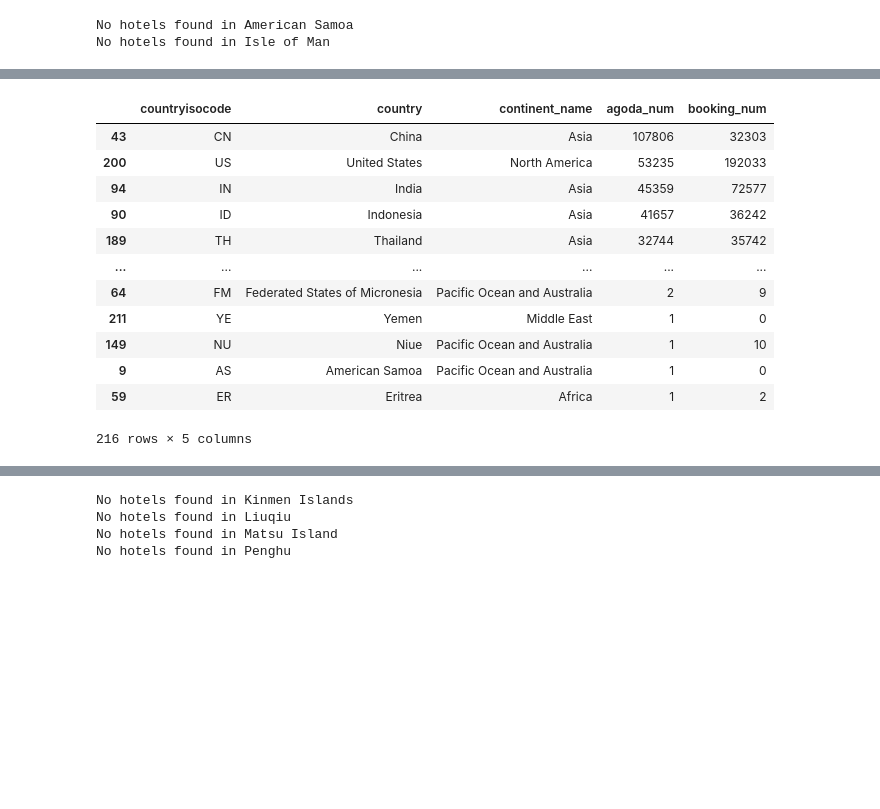
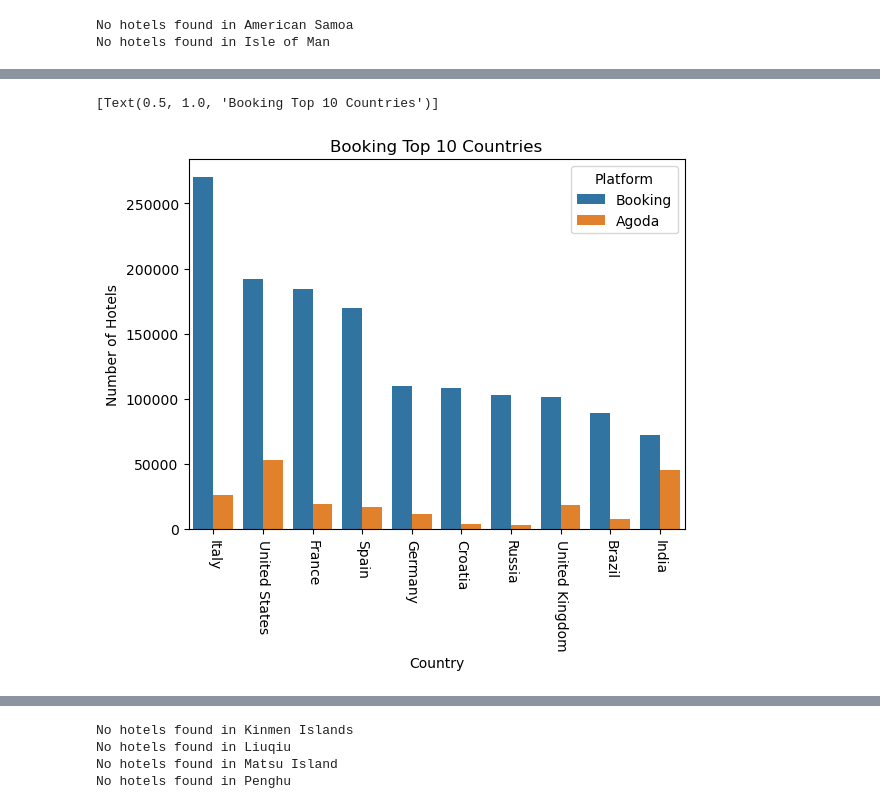
Before and after one commit to sborto86/project-II-pipelines, a Jupyter notebook: enriching-and-cleaning.ipynb, the cells around one changed output, grey strips where cells are left out. Drawn from its saved outputs; the diff is of its cells as text; code cells hidden in the pictures; blank space fills up the shorter version.

```diff
--- a/enriching-and-cleaning.ipynb
+++ b/enriching-and-cleaning.ipynb
@@ -75,16 +102,20 @@ hotel_country.groupby("continent_name")[['agoda_num','booking_num']].sum().plot.
 # %%
-hotel_country.sort_values(by='agoda_num', ascending=False)
+#generating subset of data and renaming
+countries = hotel_country[["country", "agoda_num", "booking_num"]]
+countries = countries.rename(columns={"agoda_num": "Agoda", "booking_num": "Booking"})
+# flattern table to plot ("each platform will generate a row")
+countries2 = pd.melt(countries, id_vars=["country"], value_name="Number of Hotels")
+countries2 = countries2.rename(columns={"variable":"Platform", "country":"Country"})
+#Generating a top 10 list of country for each platform
+top_booking = list(countries2.sort_values(by=['Platform','Number of Hotels'], ascending=False)[:10].Country)
+top_agoda = list(countries2.sort_values(by=['Platform','Number of Hotels'], ascending=[True, False])[:10].Country)
+#generating a subset only for the top 10 countries in each platform
+countries_booking = countries2[countries2.Country.isin(top_booking)].sort_values(by='Number of Hotels', ascending=False)
+countries_agoda = countries2[countries2.Country.isin(top_agoda)].sort_values(['Platform','Number of Hotels'], ascending=[True, False])
+#ploting
+cbooking_graph=sns.barplot(data=countries_booking, y="Number of Hotels", x="Country", hue="Platform", hue_order= ["Booking", "Agoda"])
+plt.xticks(rotation=270)
+cbooking_graph.set(title = 'Booking Top 10 Countries')
 # %% [output]
-|  | countryisocode | country | continent_name | agoda_num | booking_num |
-| 43 | CN | China | Asia | 107806 | 32303 |
-| 200 | US | United States | North America | 53235 | 192033 |
-| 94 | IN | India | Asia | 45359 | 72577 |
-| 90 | ID | Indonesia | Asia | 41657 | 36242 |
-| 189 | TH | Thailand | Asia | 32744 | 35742 |
-| ... | ... | ... | ... | ... | ... |
-| 64 | FM | Federated States of Micronesia | Pacific Ocean and Australia | 2 | 9 |
-| 211 | YE | Yemen | Middle East | 1 | 0 |
-| 149 | NU | Niue | Pacific Ocean and Australia | 1 | 10 |
-| 9 | AS | American Samoa | Pacific Ocean and Australia | 1 | 0 |
-| 59 | ER | Eritrea | Africa | 1 | 2 |
-216 rows × 5 columns
+[Text(0.5, 1.0, 'Booking Top 10 Countries')]
+[figure, added]
```
Also changed, not shown: parts of 24 cells of this notebook.
